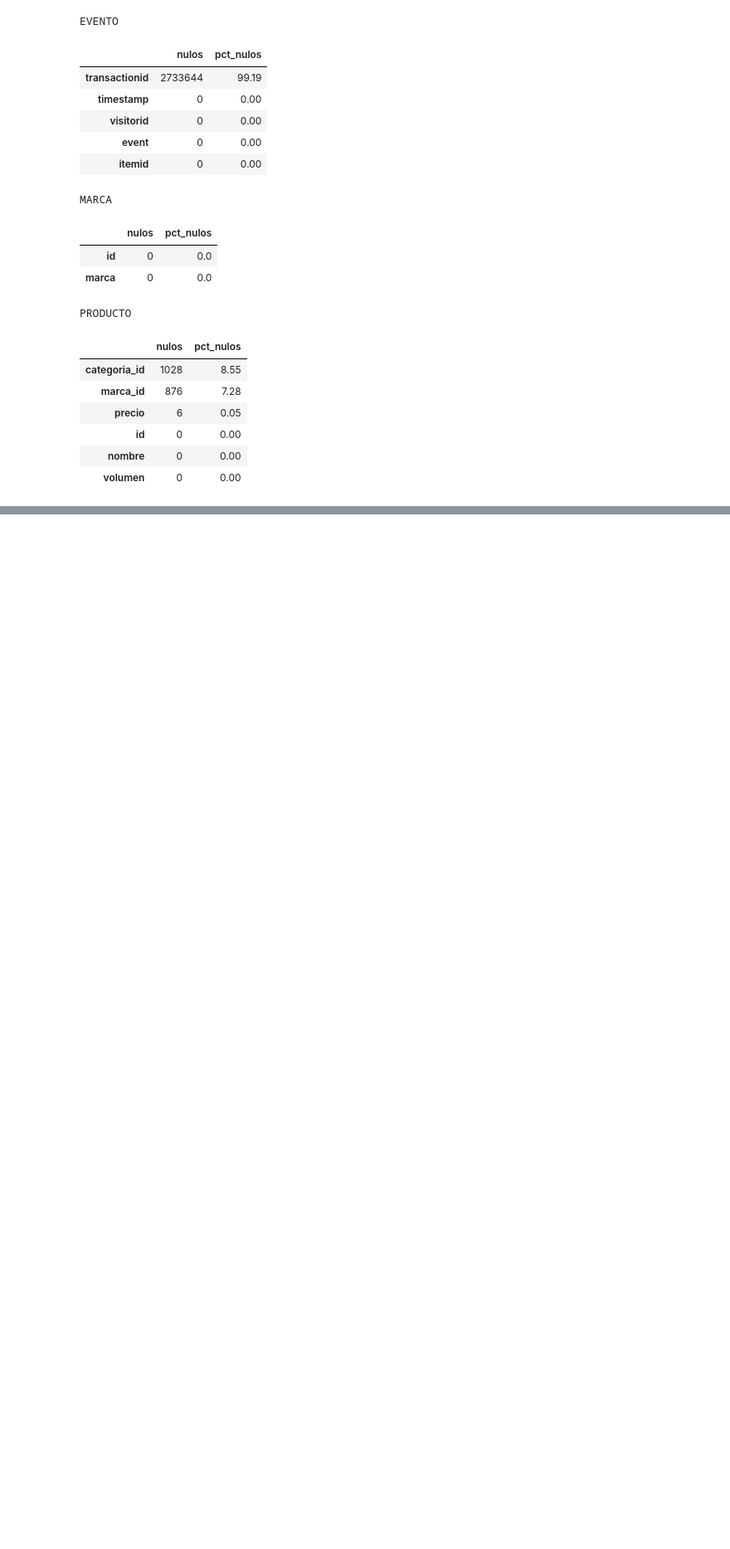
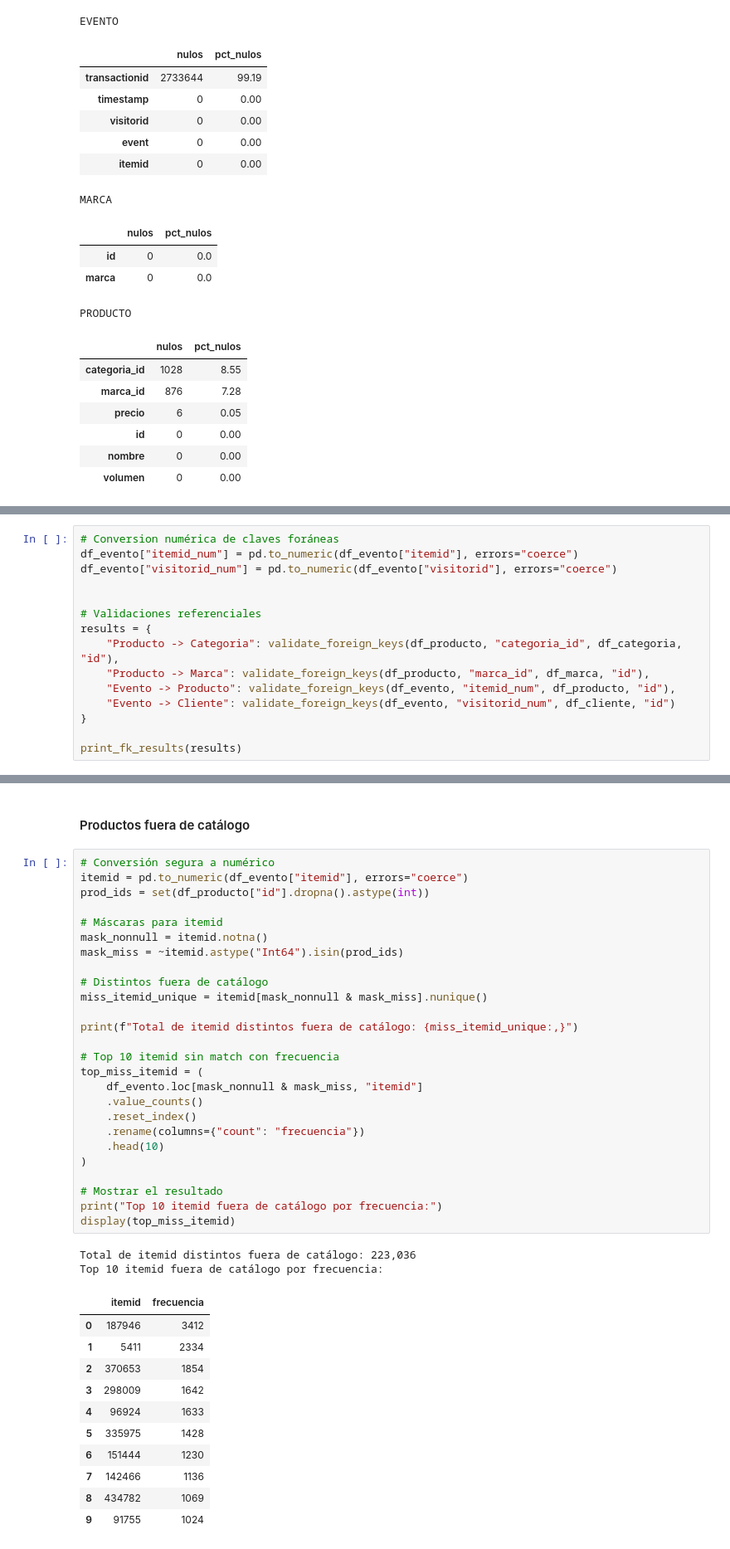
Before and after one commit to LeivaDiego/MLOps-Lab2, a Jupyter notebook: data_understanding.ipynb, the cells around one changed output, grey strips where cells are left out. Shown at 83% size. Saved outputs shown, nothing was run; the diff lists cells and outputs as text; blank space fills up the shorter version.

```diff
--- a/data_understanding.ipynb
+++ b/data_understanding.ipynb
@@ -232,0 +276,15 @@ PRODUCTO
+# %%
+# Conversion numérica de claves foráneas
+df_evento["itemid_num"] = pd.to_numeric(df_evento["itemid"], errors="coerce")
+df_evento["visitorid_num"] = pd.to_numeric(df_evento["visitorid"], errors="coerce")
+
+
+# Validaciones referenciales
+results = {
+    "Producto -> Categoria": validate_foreign_keys(df_producto, "categoria_id", df_categoria, "id"),
+    "Producto -> Marca": validate_foreign_keys(df_producto, "marca_id", df_marca, "id"),
+    "Evento -> Producto": validate_foreign_keys(df_evento, "itemid_num", df_producto, "id"),
+    "Evento -> Cliente": validate_foreign_keys(df_evento, "visitorid_num", df_cliente, "id")
+}
+
+print_fk_results(results)
@@ -232,0 +298,42 @@ PRODUCTO
+# %% [markdown]
+#### Productos fuera de catálogo
+# %%
+# Conversión segura a numérico
+itemid = pd.to_numeric(df_evento["itemid"], errors="coerce")
+prod_ids = set(df_producto["id"].dropna().astype(int))
+
+# Máscaras para itemid
+mask_nonnull = itemid.notna()
+mask_miss = ~itemid.astype("Int64").isin(prod_ids)
+
+# Distintos fuera de catálogo
+miss_itemid_unique = itemid[mask_nonnull & mask_miss].nunique()
+
+print(f"Total de itemid distintos fuera de catálogo: {miss_itemid_unique:,}")
+
+# Top 10 itemid sin match con frecuencia
+top_miss_itemid = (
+    df_evento.loc[mask_nonnull & mask_miss, "itemid"]
+    .value_counts()
+    .reset_index()
+    .rename(columns={"count": "frecuencia"})
+    .head(10)
+)
+
+# Mostrar el resultado
+print("Top 10 itemid fuera de catálogo por frecuencia:")
+display(top_miss_itemid)
+# %% [output]
+Total de itemid distintos fuera de catálogo: 223,036
+Top 10 itemid fuera de catálogo por frecuencia:
+|  | itemid | frecuencia |
+| 0 | 187946 | 3412 |
+| 1 | 5411 | 2334 |
+| 2 | 370653 | 1854 |
+| 3 | 298009 | 1642 |
+| 4 | 96924 | 1633 |
+| 5 | 335975 | 1428 |
+| 6 | 151444 | 1230 |
+| 7 | 142466 | 1136 |
+| 8 | 434782 | 1069 |
+| 9 | 91755 | 1024 |
```
Also changed, not shown: parts of 12 cells of this notebook.
